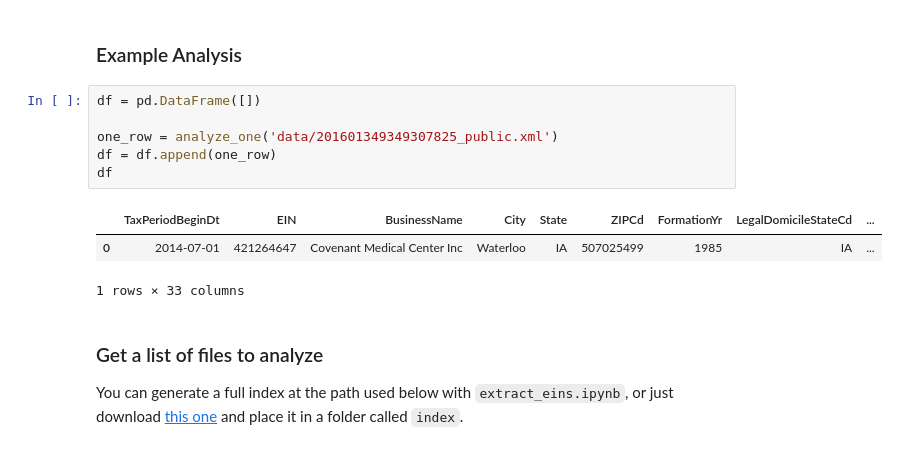
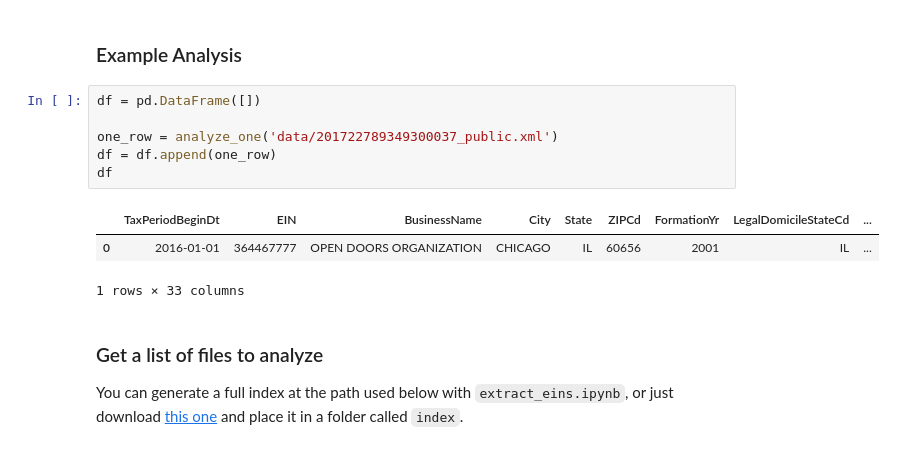
Before and after one commit to ethantenison/Impact_Capital, a Jupyter notebook: convert_xml_csv.ipynb, the cells around one changed output. Cells and saved outputs as stored; diff of their text form.

```diff
--- a/convert_xml_csv.ipynb
+++ b/convert_xml_csv.ipynb
@@ -223,12 +223,12 @@ def analyze_one(path):
 # %%
 df = pd.DataFrame([])
 
-one_row = analyze_one('data/201601349349307825_public.xml')
+one_row = analyze_one('data/201722789349300037_public.xml')
 df = df.append(one_row)
 df
 # %% [output]
 |  | TaxPeriodBeginDt | EIN | BusinessName | City | State | ZIPCd | FormationYr | LegalDomicileStateCd | ... |
-| 0 | 2014-07-01 | 421264647 | Covenant Medical Center Inc | Waterloo | IA | 507025499 | 1985 | IA | ... |
+| 0 | 2016-01-01 | 364467777 | OPEN DOORS ORGANIZATION | CHICAGO | IL | 60656 | 2001 | IL | ... |
 1 rows × 33 columns
 # %% [markdown]
 ### Get a list of files to analyze
```
Also changed, not shown: parts of 3 cells of this notebook, 45 other files.
